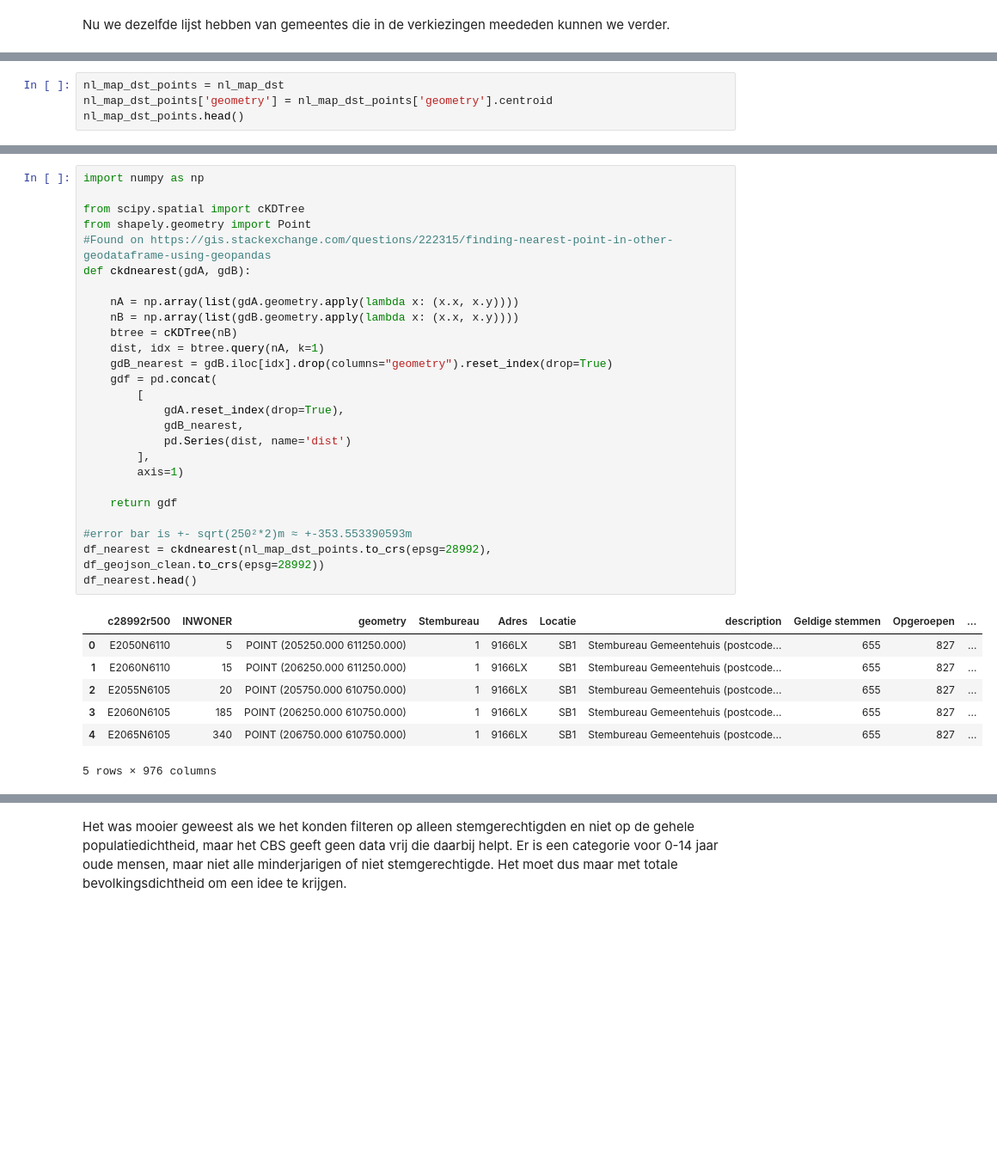
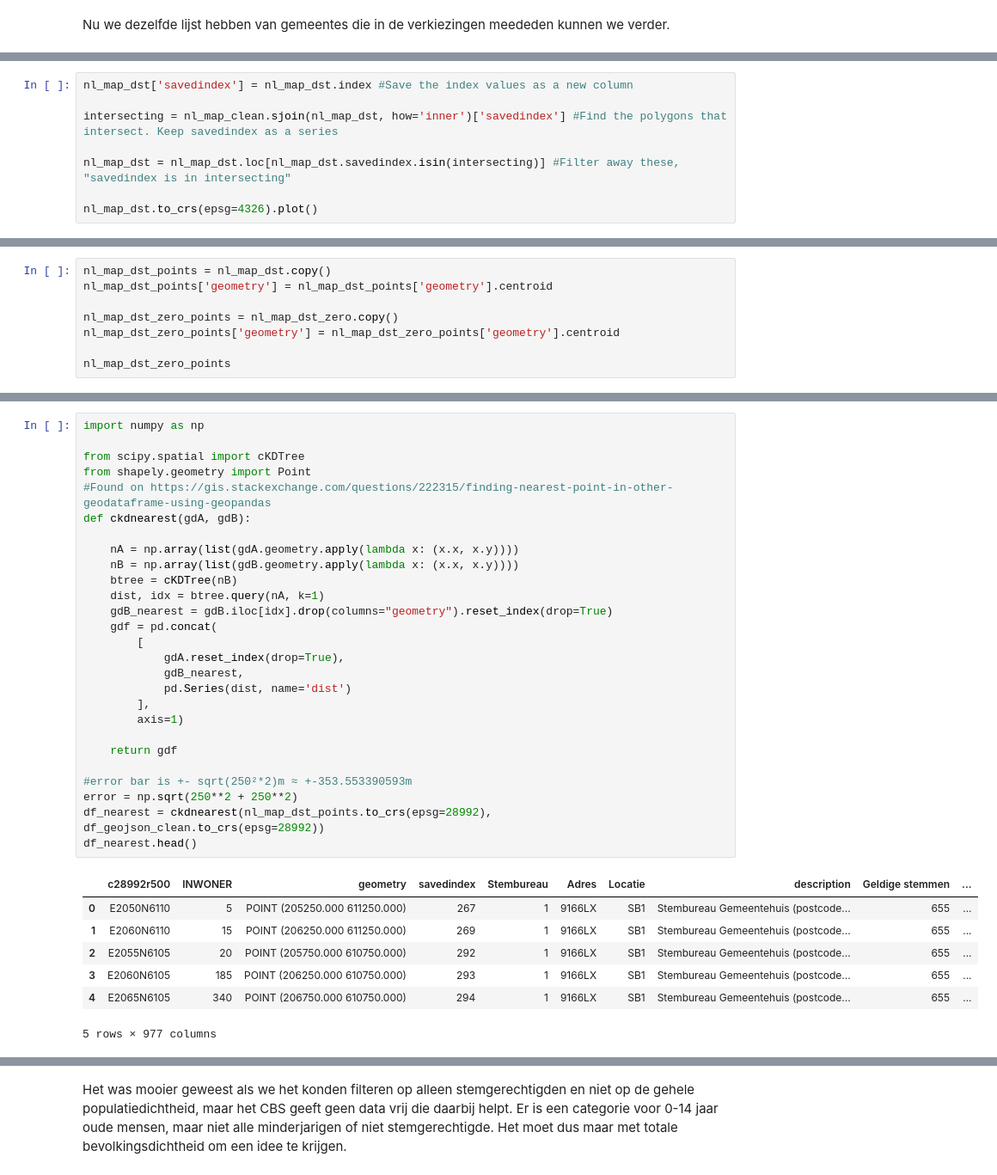
Before and after one commit to openstate/stembureau-meting, a Jupyter notebook: jupyter/stembureau_data.ipynb, the cells around one changed output, grey strips where cells are left out. Shown at 86% size. Drawn from its saved outputs; the diff is of its cells as text; blank space fills up the shorter version.

```diff
--- a/jupyter/stembureau_data.ipynb
+++ b/jupyter/stembureau_data.ipynb
@@ -301,0 +260,8 @@ df_geojson_clean.plot(ax=ax)
+# %%
+nl_map_dst['savedindex'] = nl_map_dst.index #Save the index values as a new column
+
+intersecting = nl_map_clean.sjoin(nl_map_dst, how='inner')['savedindex'] #Find the polygons that intersect. Keep savedindex as a series
+
+nl_map_dst = nl_map_dst.loc[nl_map_dst.savedindex.isin(intersecting)] #Filter away these, "savedindex is in intersecting"
+
+nl_map_dst.to_crs(epsg=4326).plot()
@@ -302,5 +327,9 @@ df_geojson_clean.plot(ax=ax)
 # %%
-nl_map_dst_points = nl_map_dst
+nl_map_dst_points = nl_map_dst.copy()
 nl_map_dst_points['geometry'] = nl_map_dst_points['geometry'].centroid
-nl_map_dst_points.head()
+
+nl_map_dst_zero_points = nl_map_dst_zero.copy()
+nl_map_dst_zero_points['geometry'] = nl_map_dst_zero_points['geometry'].centroid
+
+nl_map_dst_zero_points
 # %% [output]
@@ -313,35 +349,36 @@ nl_map_dst_points.head()
 # %%
 import numpy as np
 
 from scipy.spatial import cKDTree
 from shapely.geometry import Point
 #Found on https://gis.stackexchange.com/questions/222315/finding-nearest-point-in-other-geodataframe-using-geopandas
 def ckdnearest(gdA, gdB):
 
     nA = np.array(list(gdA.geometry.apply(lambda x: (x.x, x.y))))
     nB = np.array(list(gdB.geometry.apply(lambda x: (x.x, x.y))))
     btree = cKDTree(nB)
     dist, idx = btree.query(nA, k=1)
     gdB_nearest = gdB.iloc[idx].drop(columns="geometry").reset_index(drop=True)
     gdf = pd.concat(
         [
             gdA.reset_index(drop=True),
             gdB_nearest,
             pd.Series(dist, name='dist')
         ],
         axis=1)
 
     return gdf
 
 #error bar is +- sqrt(250²*2)m ≈ +-353.553390593m
+error = np.sqrt(250**2 + 250**2)
 df_nearest = ckdnearest(nl_map_dst_points.to_crs(epsg=28992), df_geojson_clean.to_crs(epsg=28992))
 df_nearest.head()
 # %% [output]
-|  | c28992r500 | INWONER | geometry | Stembureau | Adres | Locatie | description | Geldige stemmen | Opgeroepen | ... |
-| 0 | E2050N6110 | 5 | POINT (205250.000 611250.000) | 1 | 9166LX | SB1 | Stembureau Gemeentehuis (postcode... | 655 | 827 | ... |
-| 1 | E2060N6110 | 15 | POINT (206250.000 611250.000) | 1 | 9166LX | SB1 | Stembureau Gemeentehuis (postcode... | 655 | 827 | ... |
-| 2 | E2055N6105 | 20 | POINT (205750.000 610750.000) | 1 | 9166LX | SB1 | Stembureau Gemeentehuis (postcode... | 655 | 827 | ... |
-| 3 | E2060N6105 | 185 | POINT (206250.000 610750.000) | 1 | 9166LX | SB1 | Stembureau Gemeentehuis (postcode... | 655 | 827 | ... |
-| 4 | E2065N6105 | 340 | POINT (206750.000 610750.000) | 1 | 9166LX | SB1 | Stembureau Gemeentehuis (postcode... | 655 | 827 | ... |
+|  | c28992r500 | INWONER | geometry | savedindex | Stembureau | Adres | Locatie | description | Geldige stemmen | ... |
+| 0 | E2050N6110 | 5 | POINT (205250.000 611250.000) | 267 | 1 | 9166LX | SB1 | Stembureau Gemeentehuis (postcode... | 655 | ... |
+| 1 | E2060N6110 | 15 | POINT (206250.000 611250.000) | 269 | 1 | 9166LX | SB1 | Stembureau Gemeentehuis (postcode... | 655 | ... |
+| 2 | E2055N6105 | 20 | POINT (205750.000 610750.000) | 292 | 1 | 9166LX | SB1 | Stembureau Gemeentehuis (postcode... | 655 | ... |
+| 3 | E2060N6105 | 185 | POINT (206250.000 610750.000) | 293 | 1 | 9166LX | SB1 | Stembureau Gemeentehuis (postcode... | 655 | ... |
+| 4 | E2065N6105 | 340 | POINT (206750.000 610750.000) | 294 | 1 | 9166LX | SB1 | Stembureau Gemeentehuis (postcode... | 655 | ... |
-5 rows × 976 columns
+5 rows × 977 columns
 # %%
```
Also changed, not shown: parts of 18 cells of this notebook, 1 other file.
